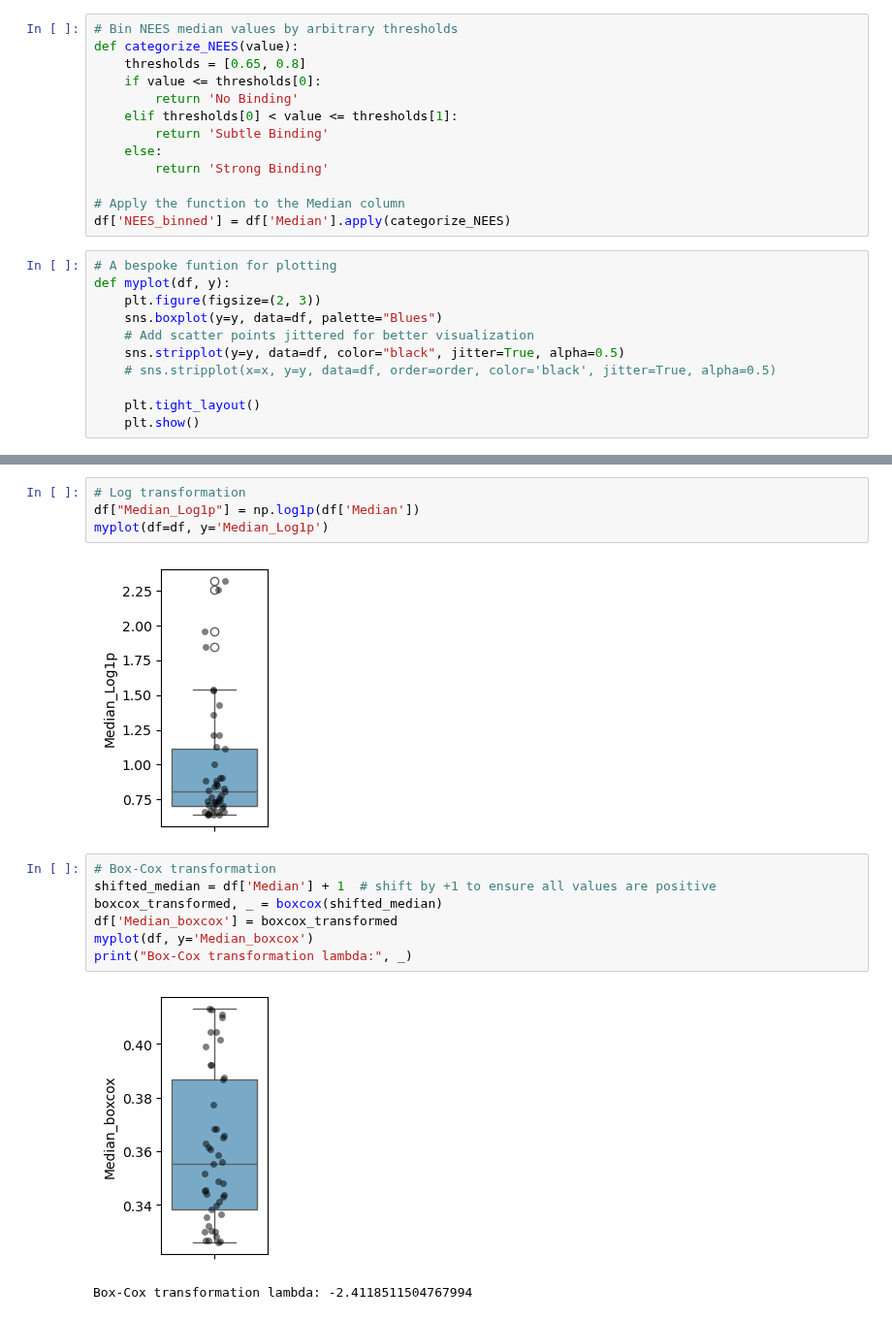
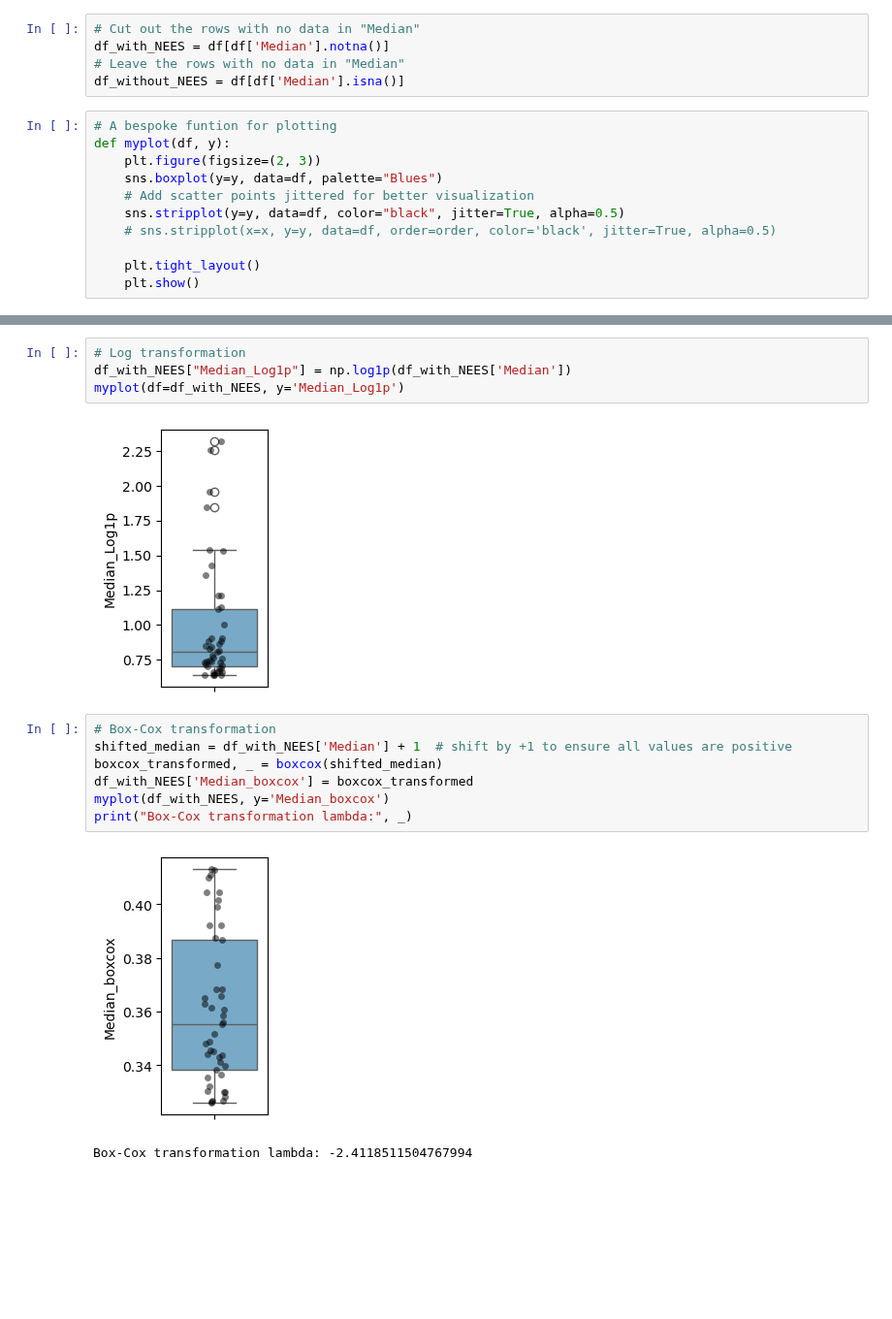
Before and after one commit to shokenlee/AH_AAcomposition, a Jupyter notebook: NEES_Transform.ipynb, the cells around one changed output, grey strips where cells are left out. Shown at 97% size. Saved outputs shown, nothing was run; the diff lists cells and outputs as text; blank space fills up the shorter version.

```diff
--- a/NEES_Transform.ipynb
+++ b/NEES_Transform.ipynb
@@ -8,19 +8,11 @@ from scipy.stats import boxcox
 warnings.filterwarnings("ignore")
 # %%
 df = pd.read_csv('./Output/NEES_summary_with_heliquest.csv')
-# %%
-# Bin NEES median values by arbitrary thresholds
-def categorize_NEES(value):
-    thresholds = [0.65, 0.8]
-    if value <= thresholds[0]:
-        return 'No Binding'
-    elif thresholds[0] < value <= thresholds[1]:
-        return 'Subtle Binding'
-    else:
-        return 'Strong Binding'
-
-# Apply the function to the Median column
-df['NEES_binned'] = df['Median'].apply(categorize_NEES)
+# %%
+# Cut out the rows with no data in "Median"
+df_with_NEES = df[df['Median'].notna()]
+# Leave the rows with no data in "Median"
+df_without_NEES = df[df['Median'].isna()]
 # %%
 # A bespoke funtion for plotting
 def myplot(df, y):
@@ -40,16 +32,16 @@ myplot(df=df, y='Median')
 # %%
 # Log transformation
-df["Median_Log1p"] = np.log1p(df['Median'])
-myplot(df=df, y='Median_Log1p')
+df_with_NEES["Median_Log1p"] = np.log1p(df_with_NEES['Median'])
+myplot(df=df_with_NEES, y='Median_Log1p')
 # %% [output]
-[figure, old version]
+[figure, new version]
 # %%
 # Box-Cox transformation
-shifted_median = df['Median'] + 1  # shift by +1 to ensure all values are positive
+shifted_median = df_with_NEES['Median'] + 1  # shift by +1 to ensure all values are positive
 boxcox_transformed, _ = boxcox(shifted_median)
-df['Median_boxcox'] = boxcox_transformed
-myplot(df, y='Median_boxcox')
+df_with_NEES['Median_boxcox'] = boxcox_transformed
+myplot(df_with_NEES, y='Median_boxcox')
 print("Box-Cox transformation lambda:", _)
 # %% [output]
-[figure, old version]
+[figure, new version]
 Box-Cox transformation lambda: -2.4118511504767994
```
Also changed, not shown: parts of 3 cells of this notebook, 5 other files.
